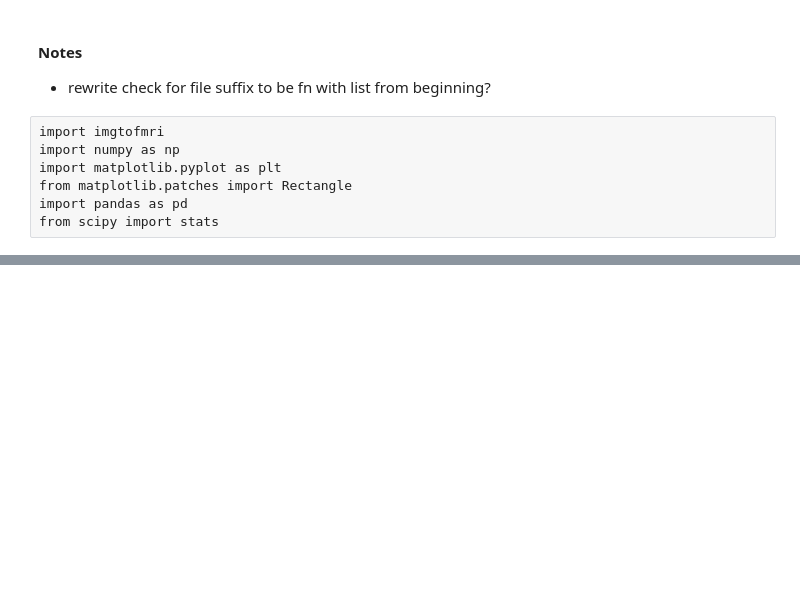
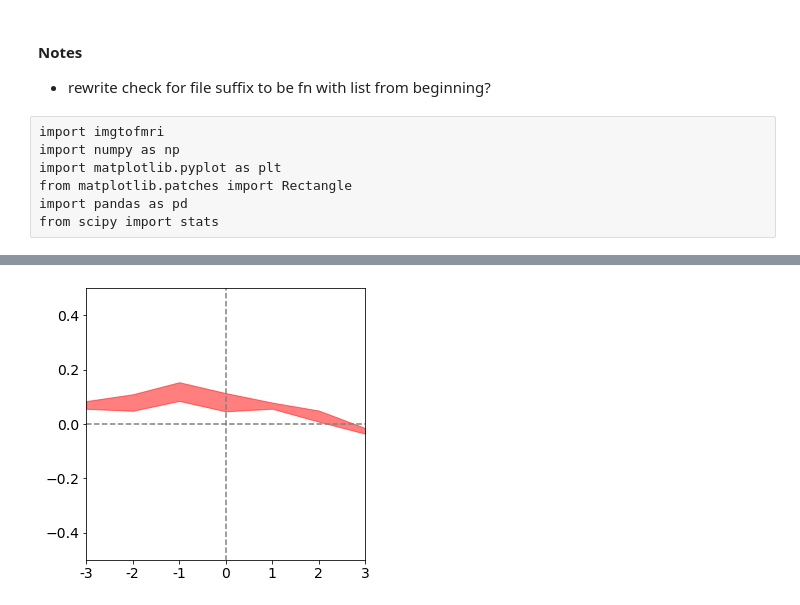
Before and after one commit to dpmlab/img2fmri, a Jupyter notebook: aperture_notebook.ipynb, the cells around one changed output, grey strips where cells are left out. Cells and saved outputs as stored; diff of their text form; code cells hidden in the pictures; blank space fills up the shorter version.

```diff
--- a/aperture_notebook.ipynb
+++ b/aperture_notebook.ipynb
@@ -296,0 +312,4 @@ from scipy import stats
+# %%
+imgtofmri.pc_bootstrapped_difference_3TRs_conf_intervals(bound_averages)
+# %% [output]
+[figure, added]
```
Also changed, not shown: parts of 22 cells of this notebook, 1 other file.
